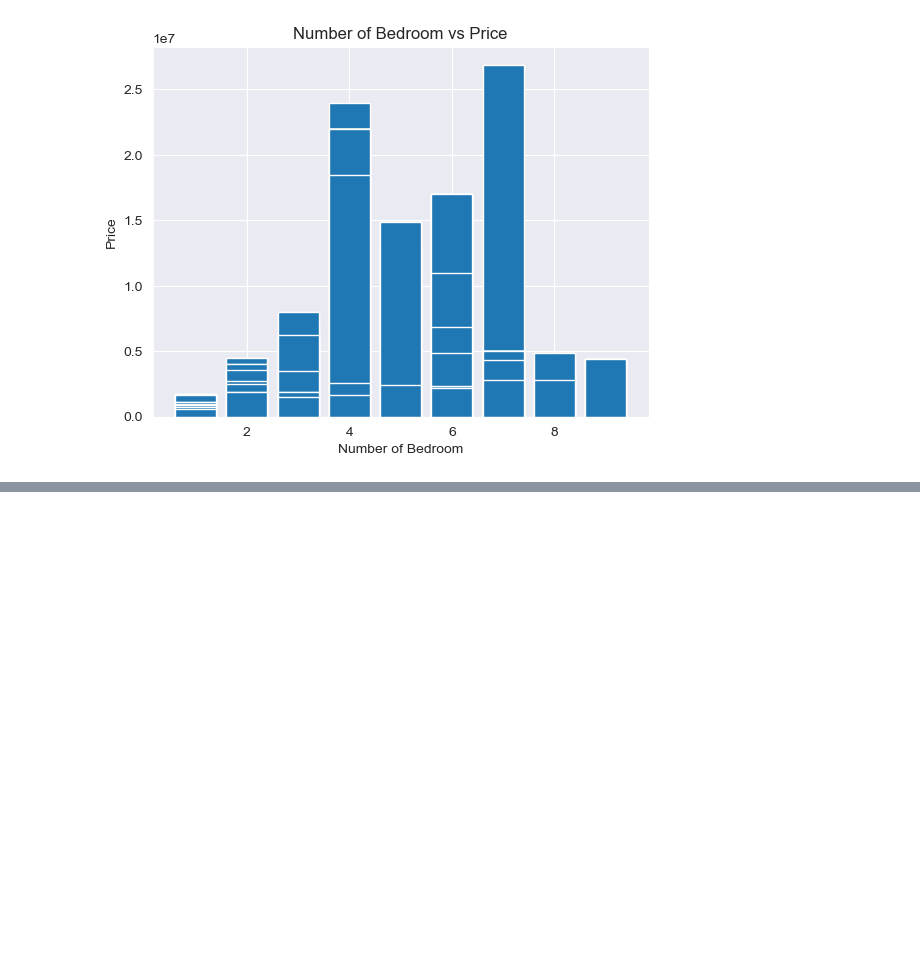
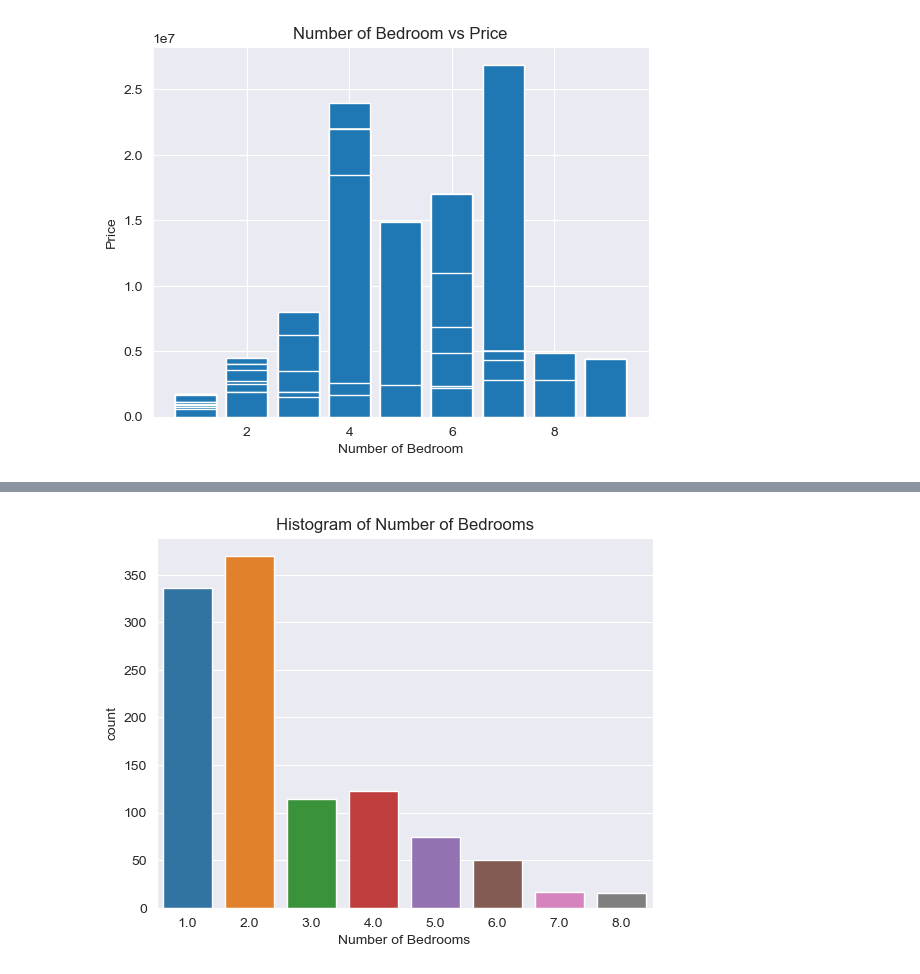
Before and after one commit to markqle/Redfin_Real_Estate_scraping-analysis, a Jupyter notebook: Redfin_Web_Scraping_EDA.ipynb, the cells around one changed output, grey strips where cells are left out. Saved outputs shown, nothing was run; the diff lists cells and outputs as text; code cells hidden in the pictures; blank space fills up the shorter version.

```diff
--- a/Redfin_Web_Scraping_EDA.ipynb
+++ b/Redfin_Web_Scraping_EDA.ipynb
@@ -534,0 +642,7 @@ plt.show()
+# %%
+#Show Histogram of Number of Bedroom
+snsplot2= sns.countplot(x= 'Number of Bedrooms', data= df)
+snsplot2.set_title('Histogram of Number of Bedrooms')
+plt.show()
+# %% [output]
+[figure, added]
```
Also changed, not shown: parts of 24 cells of this notebook.
